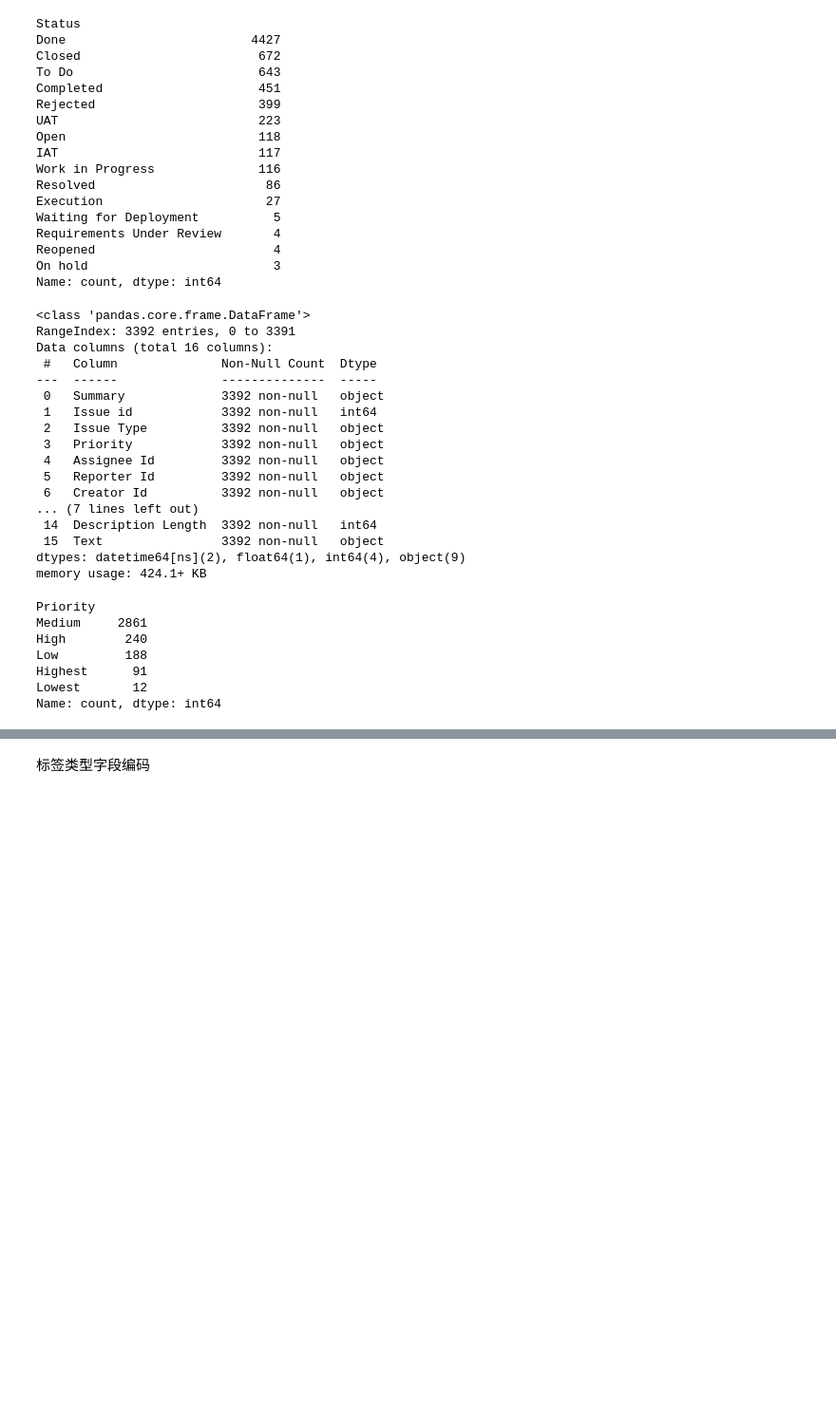
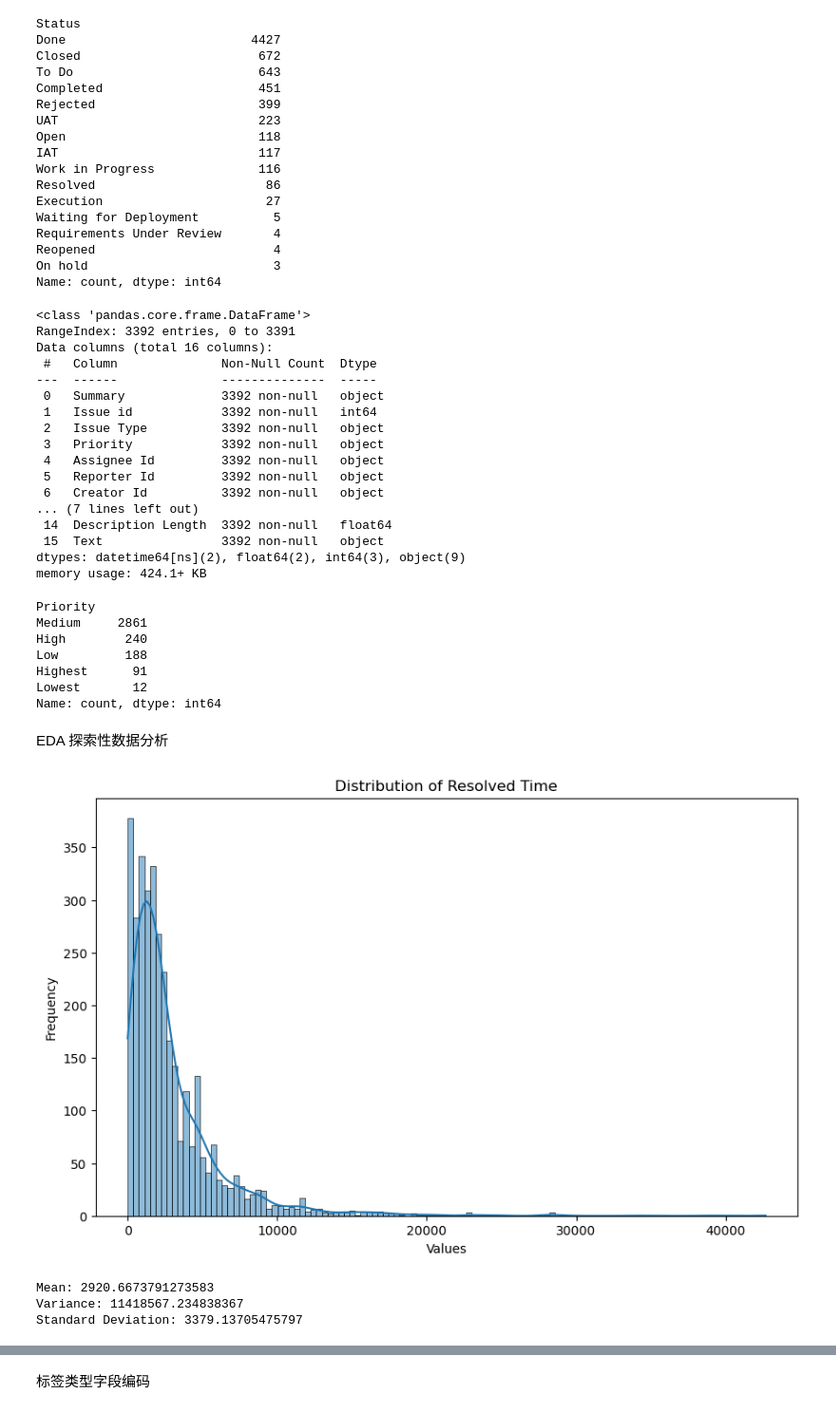
Before and after one commit to dongfangYH/data_science, a Jupyter notebook: jira_product_analysis.ipynb, the cells around one changed output, grey strips where cells are left out. Shown at 95% size. Drawn from its saved outputs; the diff is of its cells as text; code cells hidden in the pictures; blank space fills up the shorter version.

```diff
--- a/jira_product_analysis.ipynb
+++ b/jira_product_analysis.ipynb
@@ -52,8 +52,8 @@ df['Status Category Changed'] = pd.to_datetime(df['Status Category Changed'])
 df['Response Time'] = (df['First Response'] - df['Created']).dt.total_seconds() / 60 / 60
 df['Resolved Time'] = (df['Resolved'] - df['Created']).dt.total_seconds() / 60 / 60
 # 计算标题和详情的长度
-df['Summary Length'] = len(df['Summary'])
-df['Description Length'] = len(df['Description'])
+df['Summary Length'] = df['Summary'].str.len()
+df['Description Length'] = df['Description'].str.len()
 # Parent 字段填空
 df['Parent'] = df['Parent'].fillna(0)
 df['Parent'] = df['Parent'].astype(int)
@@ -163,9 +163,9 @@ Data columns (total 16 columns):
  5   Reporter Id         3392 non-null   object
  6   Creator Id          3392 non-null   object
 ... (7 lines left out)
- 14  Description Length  3392 non-null   int64
+ 14  Description Length  3392 non-null   float64
  15  Text                3392 non-null   object
-dtypes: datetime64[ns](2), float64(1), int64(4), object(9)
+dtypes: datetime64[ns](2), float64(2), int64(3), object(9)
 memory usage: 424.1+ KB
 # %%
 df['Priority'].value_counts()
@@ -177,3 +177,30 @@ Low         188
 Highest      91
 Lowest       12
 Name: count, dtype: int64
+# %% [markdown]
+EDA 探索性数据分析
+# %%
+import seaborn as sns
+import matplotlib.pyplot as plt
+# 绘制分布图
+plt.figure(figsize=(10, 6))
+sns.histplot(df['Resolved Time'], kde=True)
+plt.title('Distribution of Resolved Time')
+plt.xlabel('Values')
+plt.ylabel('Frequency')
+plt.show()
+
+# 计算统计信息
+mean_value = df['Resolved Time'].mean()
+variance_value = df['Resolved Time'].var()
+std_deviation = df['Resolved Time'].std()
+
+# 打印统计信息
+print(f"Mean: {mean_value}")
+print(f"Variance: {variance_value}")
+print(f"Standard Deviation: {std_deviation}")
+# %% [output]
+[figure, added]
+Mean: 2920.6673791273583
+Variance: 11418567.234838367
+Standard Deviation: 3379.13705475797
```
Also changed, not shown: parts of 14 cells of this notebook.
